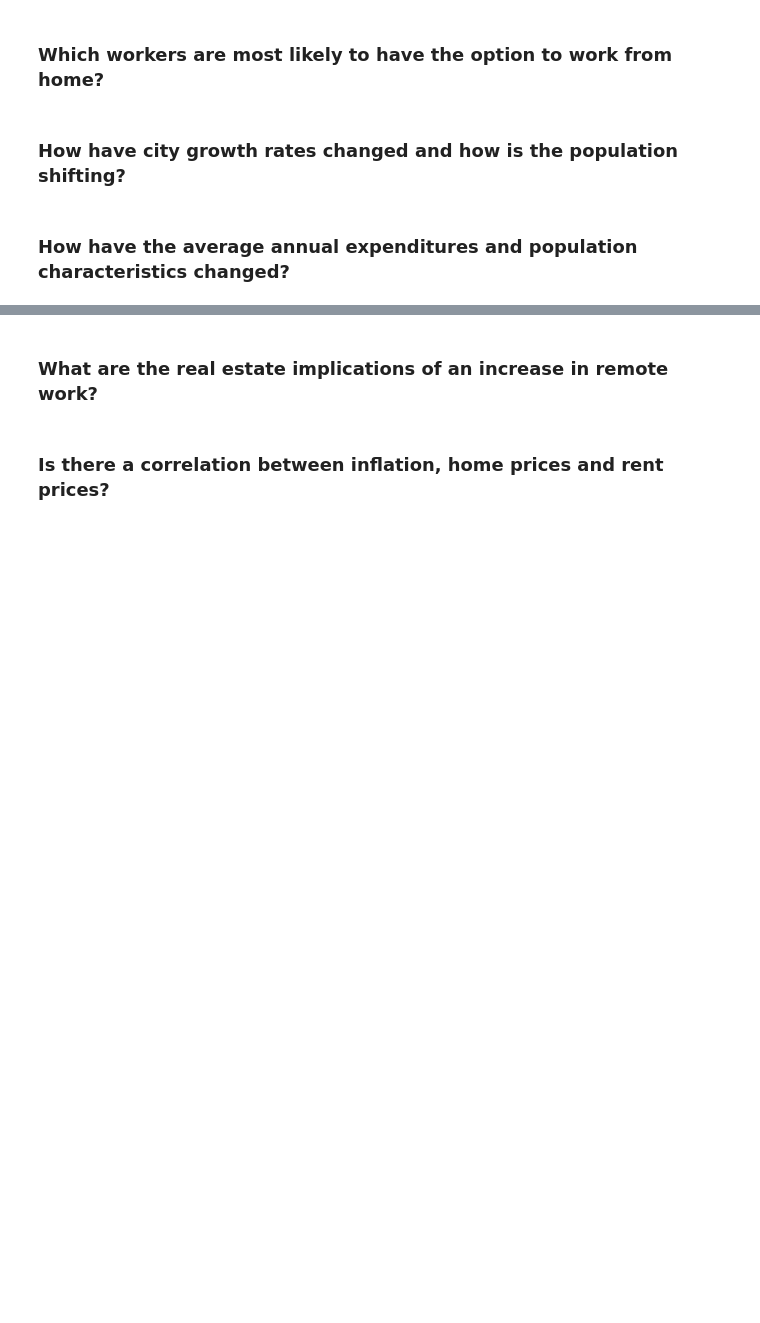
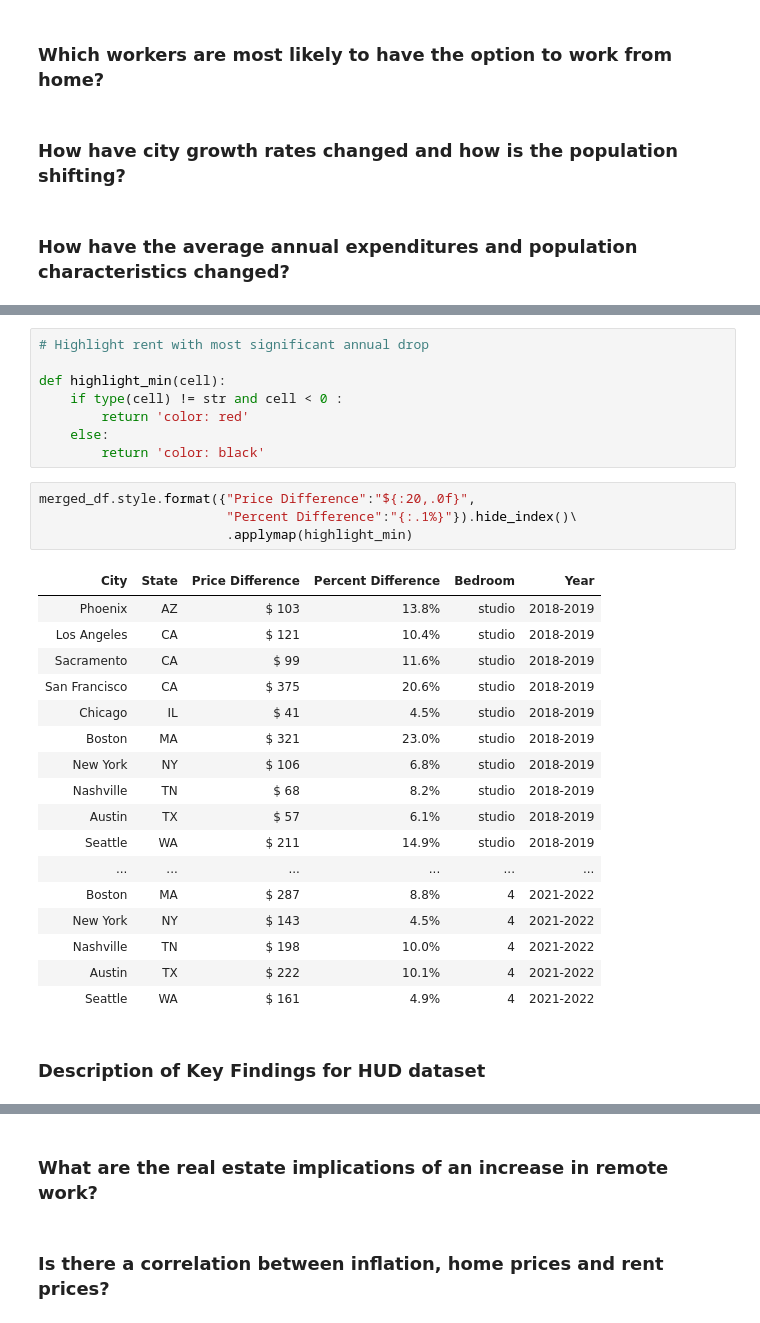
Before and after one commit to Keren-Neeq/DS4A-Team1, a Jupyter notebook: notebooks/Team1_EDA.ipynb, the cells around one changed output, grey strips where cells are left out. Drawn from its saved outputs; the diff is of its cells as text; blank space fills up the shorter version.

```diff
--- a/notebooks/Team1_EDA.ipynb
+++ b/notebooks/Team1_EDA.ipynb
@@ -51,0 +349,32 @@ import plotly.express as px
+# %%
+# Highlight rent with most significant annual drop
+
+def highlight_min(cell):
+    if type(cell) != str and cell < 0 :
+        return 'color: red'
+    else:
+        return 'color: black'
+# %%
+merged_df.style.format({"Price Difference":"${:20,.0f}",
+                        "Percent Difference":"{:.1%}"}).hide_index()\
+                        .applymap(highlight_min)
+# %% [output]
+| City | State | Price Difference | Percent Difference | Bedroom | Year |
+| Phoenix | AZ | $ 103 | 13.8% | studio | 2018-2019 |
+| Los Angeles | CA | $ 121 | 10.4% | studio | 2018-2019 |
+| Sacramento | CA | $ 99 | 11.6% | studio | 2018-2019 |
+| San Francisco | CA | $ 375 | 20.6% | studio | 2018-2019 |
+| Chicago | IL | $ 41 | 4.5% | studio | 2018-2019 |
+| Boston | MA | $ 321 | 23.0% | studio | 2018-2019 |
+| New York | NY | $ 106 | 6.8% | studio | 2018-2019 |
+| Nashville | TN | $ 68 | 8.2% | studio | 2018-2019 |
+| Austin | TX | $ 57 | 6.1% | studio | 2018-2019 |
+| Seattle | WA | $ 211 | 14.9% | studio | 2018-2019 |
+| ... | ... | ... | ... | ... | ... |
+| Boston | MA | $ 287 | 8.8% | 4 | 2021-2022 |
+| New York | NY | $ 143 | 4.5% | 4 | 2021-2022 |
+| Nashville | TN | $ 198 | 10.0% | 4 | 2021-2022 |
+| Austin | TX | $ 222 | 10.1% | 4 | 2021-2022 |
+| Seattle | WA | $ 161 | 4.9% | 4 | 2021-2022 |
+# %% [markdown]
+### **Description of Key Findings for HUD dataset**
```
Also changed, not shown: parts of 45 cells of this notebook.
